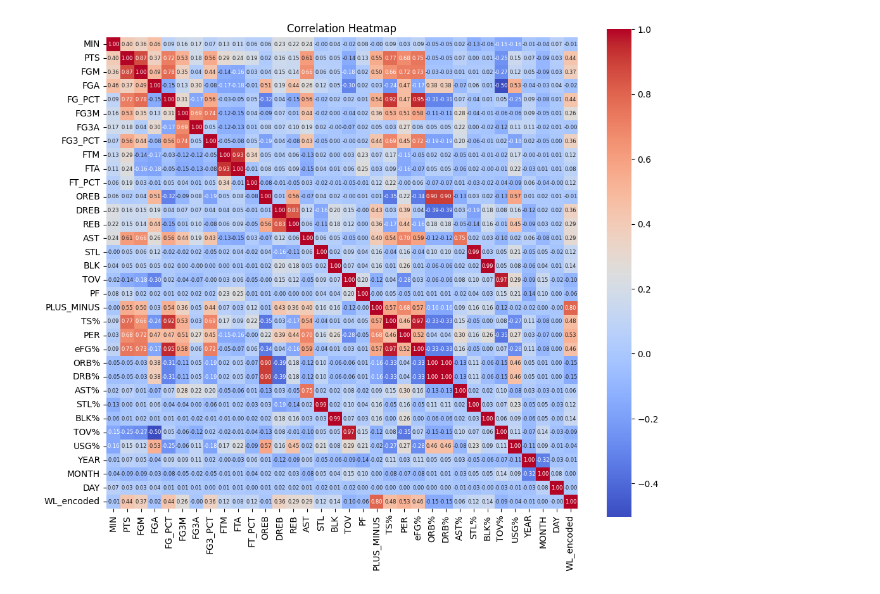
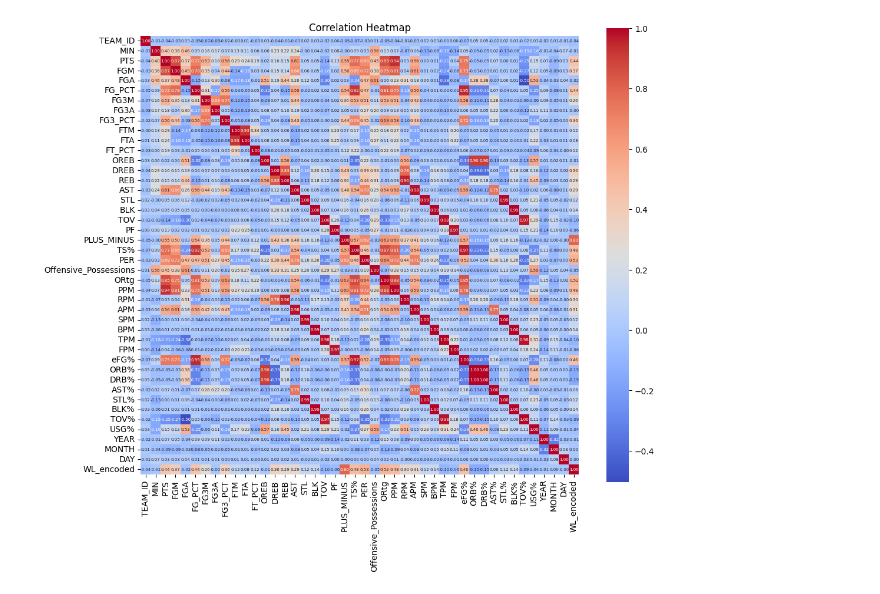
Before and after one commit to ghadfield32/Linear_Regression, a Jupyter notebook: nba_lr_22_23_season.ipynb, the cells around one changed output. Drawn from its saved outputs; the diff is of its cells as text; code cells hidden in the pictures.

```diff
--- a/nba_lr_22_23_season.ipynb
+++ b/nba_lr_22_23_season.ipynb
@@ -1,5 +1,8 @@
 # %%
 #todos: normalize the stats, add in the teams from 1979 on that are missing from the data,
+#change just the non percentage continuous variables in the X dataset
+#previous year was released on 8/17, see if in new season data are there then
+#look into XGBoost for the gradient boosting regressor
 
 from nba_api.stats.static import teams
 from nba_api.stats.endpoints import leaguegamefinder
@@ -8,6 +11,8 @@ import csv
 import numpy as np
 import matplotlib.pyplot as plt
 import seaborn as sns
+
+pd.set_option('display.max_columns', None)
 
 teams = teams.get_teams()
 #print(teams)
@@ -21,7 +26,7 @@ current_teams = [1610612737, 1610612738, 1610612740, 1610612741, 1610612742, 161
 # Filter the data to include only current NBA teams
 data = all_games[all_games['TEAM_ID'].isin(current_teams)]
 #print('base_data = ',data.columns)
-print(data.head())
+#print(data.head())
 #stat addons list: PER, TS%, eFG%, 3PAr, FTr, ORB%, DRB%, TRB%, AST%, STL%, BLK%, TOV%, USG%, OWS, DWS, WS, WS/48, OBPM, DBPM, BPM, VORP
 #adding TS%= PTS / (2 * (FGA + 0.44 * FTA))
 data['TS%'] = data['PTS'] / (2 * (data['FGA'] + 0.44 * data['FTA']))
@@ -29,6 +34,36 @@ data['TS%'] = data['PTS'] / (2 * (data['FGA'] + 0.44 * data['FTA']))
 #adding PER% = (PTS + REB + AST + STL + BLK - FGM - FTM - TOV) / MIN
 data['PER'] = (data['PTS'] + data['REB'] + data['AST'] + data['STL'] + data['BLK'] -
              data['FGM'] - data['FTM'] - data['TOV'])/ data['MIN']
+
+#**OFF Rating add
+# Calculate offensive and defensive possessions
+data['Offensive_Possessions'] = data['FGA'] + 0.44 * data['FTA'] + data['TOV'] - data['OREB']
+#data['Defensive_Possessions'] = data['Opponent_FGA'] + 0.44 * data['Opponent_FTA'] + data['Opponent_TOV'] - data['Opponent_OREB']
+
+# Calculate Offensive Rating and Defensive Rating
+data['ORtg'] = (data['PTS'] / data['Offensive_Possessions']) * 100
+#data['DRtg'] = (data['Points_Allowed'] / data['Defensive_Possessions']) * 100
+
+#add points per minute
+data['PPM'] = data['PTS'] / data['MIN']
+
+#adding rebounds per minute
+data['RPM'] = data['REB'] / data['MIN']
+
+#adding assists per minute
+data['APM'] = data['AST'] / data['MIN']
+
+#adding steals per minute
+data['SPM'] = data['STL'] / data['MIN']
+
+#adding blocks per minute
+data['BPM'] = data['BLK'] / data['MIN']
+
+#adding turnovers per minute
+data['TPM'] = data['TOV'] / data['MIN']
+
+#adding fouls per minute
+data['FPM'] = data['PF'] / data['MIN']
 
 #adding eFG%
 data['eFG%'] = (data['FGM'] + 0.5 * data['FG3M']) / data['FGA']
@@ -56,6 +91,9 @@ data['TOV%'] = data['TOV'] / (data['FGA'] + 0.44 * data['FTA'] + data['TOV'])
 
 #adding USG%
 data['USG%'] = (data['FGA'] + 0.44 * data['FTA'] + data['TOV']) / data['MIN']
+
+#adding points per minute
+data['PPM'] = data['PTS'] / data['MIN']
 
 #adding OWS
 #adding DWS
@@ -85,32 +123,32 @@ data['MONTH'] = data['GAME_DATE'].dt.month
 data['DAY'] = data['GAME_DATE'].dt.day
 
 
-#**Convert all non-numeric values in a column
-# Encode non-numeric values in the 'TEAM_ID' column as categorical variables
-data_encoded = pd.get_dummies(data, columns=['TEAM_ID'], prefix='TEAM')
-
-
 #**Drop Missing values
 # Drop rows with missing values
-data_encoded = data_encoded.dropna()
+data_encoded = data.dropna()
 
 # Filter the data to include only selected columns
-data_encoded_selected = data_encoded.iloc[:, :40]
+#data_encoded_selected = data_encoded.iloc[:, :40]
 
+# Check if the 2022-2023 NBA season is in the data. previous year was released on 8/17, see if in data then
+#has_23_24_schedule = any(data_encoded_selected['SEASON_ID'] == 42023)
+#print('has_23_24_schedule = ',has_23_24_schedule)
 
-# Check the updated column names in the DataFrame
-print('encoded_data = ',data_encoded_selected.columns)
-#print(data_encoded_selected)
 
 # Filter the data for the 2022-2023 NBA season - changing to 1979-2023
 #could also use season_id = 42022
 start_date = pd.to_datetime('1979-10-01')
 end_date = pd.to_datetime('2023-06-30')
-season_data = data_encoded_selected[(data_encoded_selected['GAME_DATE'] >= start_date) & (data_encoded_selected['GAME_DATE'] <= end_date)].copy()
+season_data = data_encoded[(data_encoded['GAME_DATE'] >= start_date) & (data_encoded['GAME_DATE'] <= end_date)].copy()
+
+#sort season_data by game_id and game_date
+#proof that the dataset is team stats per game and not combined team stats per game
+season_data = season_data.sort_values(by=['GAME_DATE','GAME_ID'])
+
 
 # Encode 'WL' column as 1 for 'W' (win) and 0 for 'L' (loss)
 season_data['WL_encoded'] = season_data['WL'].apply(lambda x: 1 if x == 'W' else 0)
-print(season_data.head())
+print(season_data)
 
 
 # Reorder the columns in the DataFrame to place 'WL_encoded' at the end
@@ -122,7 +160,7 @@ correlation_matrix = season_data.corr()
 # Plot the heatmap
 plt.figure(figsize=(12, 10))
 sns.heatmap(correlation_matrix, annot=True, cmap='coolwarm', fmt='.2f', square=True,
-            annot_kws={'size': 6})  # Adjust the font size (here it's set to 8)
+            annot_kws={'size': 5})  # Adjust the font size (here it's set to 8)
 
 
 plt.title('Correlation Heatmap')
@@ -171 +209 @@ See the caveats in the documentation: https://pandas.pydata.org/pandas-docs/stab
-[figure, old version]
+[figure, new version]
```
Also changed, not shown: parts of 10 cells of this notebook.
